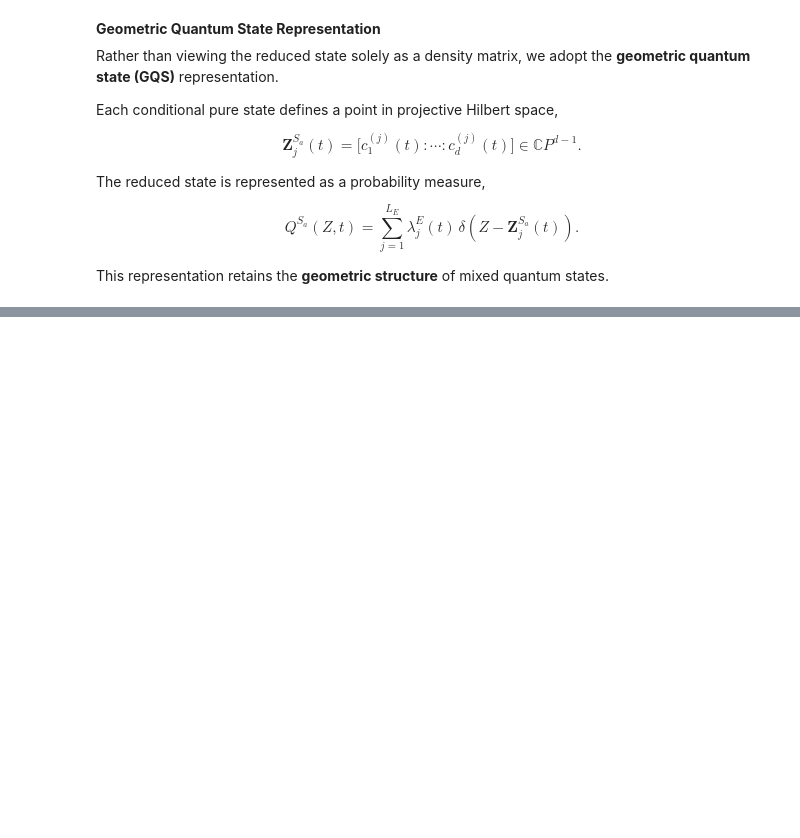
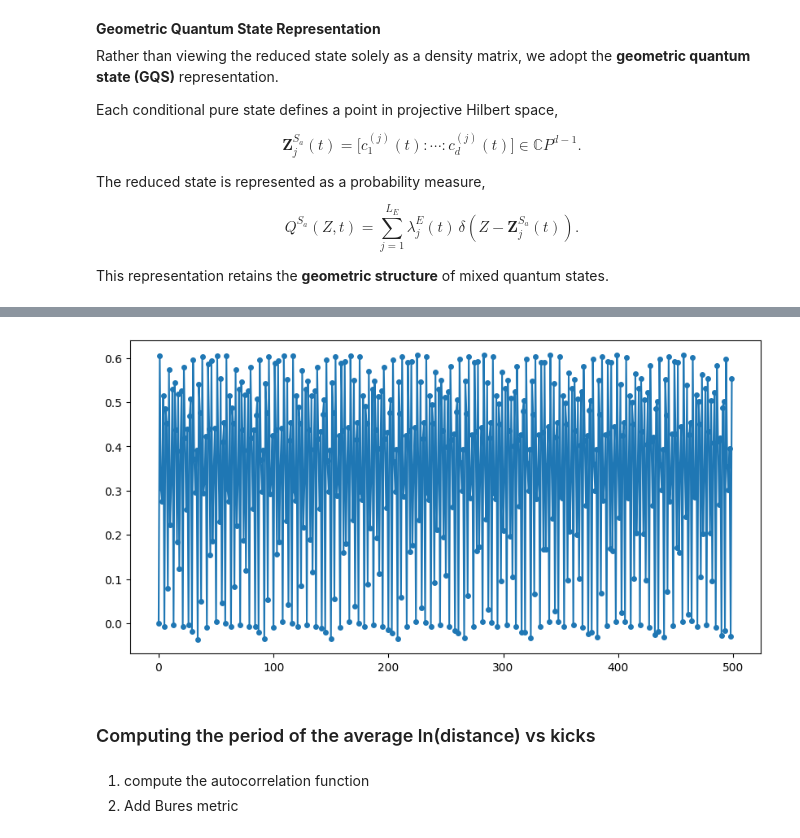
Before and after one commit to Kommmi/Qaos, a Jupyter notebook: GQS.ipynb, the cells around one changed output, grey strips where cells are left out. Saved outputs shown, nothing was run; the diff lists cells and outputs as text; code cells hidden in the pictures; blank space fills up the shorter version.

```diff
--- a/GQS.ipynb
+++ b/GQS.ipynb
@@ -287,0 +251,11 @@ plt.show()
+# %%
+plt.figure(figsize=(10,5))
+plt.plot(ln_dl, marker='o', markersize=4)
+plt.show()
+# %% [output]
+[figure, added]
+# %% [markdown]
+### Computing the period of the average ln(distance) vs kicks
+# %% [markdown]
+1. compute the autocorrelation function
+2. Add Bures metric
```
Also changed, not shown: parts of 17 cells of this notebook.
